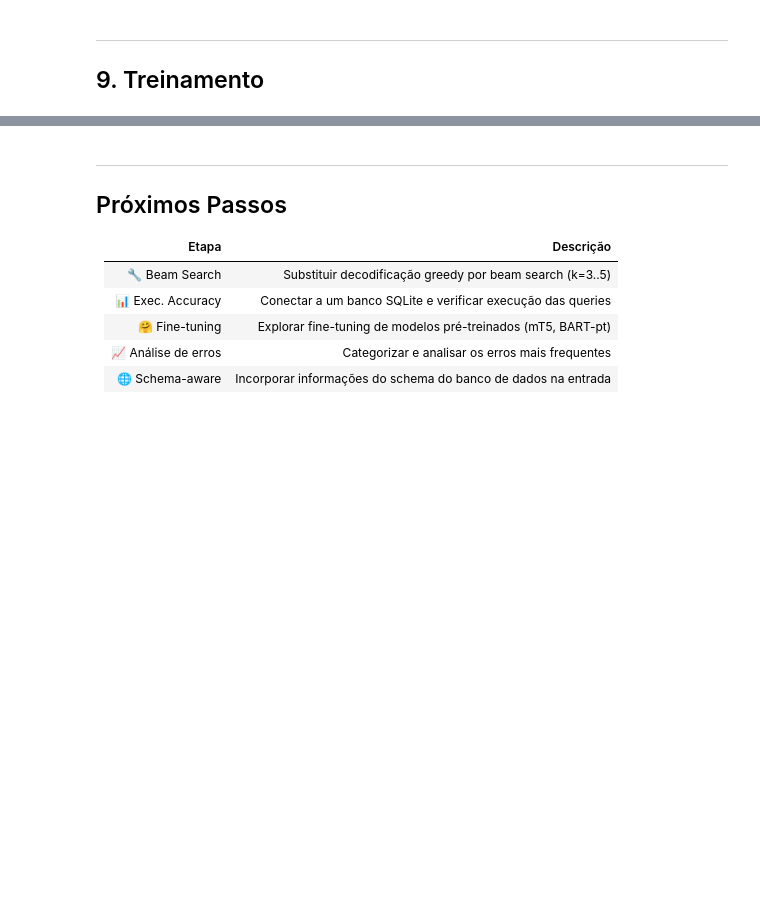
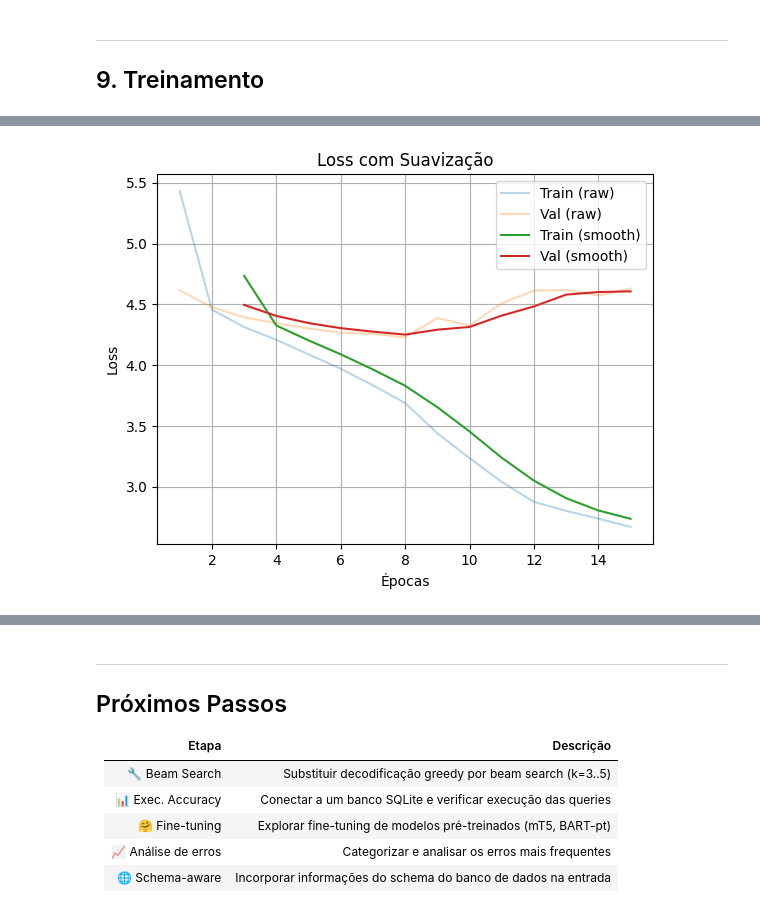
Before and after one commit to Gusttavoafonso/Projeto_PLN, a Jupyter notebook: Projeto_PLN_Text2SQL.ipynb, the cells around one changed output, grey strips where cells are left out. Drawn from its saved outputs; the diff is of its cells as text; code cells hidden in the pictures; blank space fills up the shorter version.

```diff
--- a/Projeto_PLN_Text2SQL.ipynb
+++ b/Projeto_PLN_Text2SQL.ipynb
@@ -798,0 +847,21 @@ print(f"\nMelhor Val Loss: {best_val_loss:.4f}")
+# %%
+def moving_average(data, window=3):
+    return np.convolve(data, np.ones(window)/window, mode='valid')
+
+plt.figure()
+
+plt.plot(epochs, history['train_loss'], alpha=0.3, label='Train (raw)')
+plt.plot(epochs, history['val_loss'], alpha=0.3, label='Val (raw)')
+
+plt.plot(epochs[2:], moving_average(history['train_loss']), label='Train (smooth)')
+plt.plot(epochs[2:], moving_average(history['val_loss']), label='Val (smooth)')
+
+plt.xlabel('Épocas')
+plt.ylabel('Loss')
+plt.title('Loss com Suavização')
+plt.legend()
+plt.grid()
+
+plt.show()
+# %% [output]
+[figure, added]
```
Also changed, not shown: parts of 13 cells of this notebook, 1 other file.
